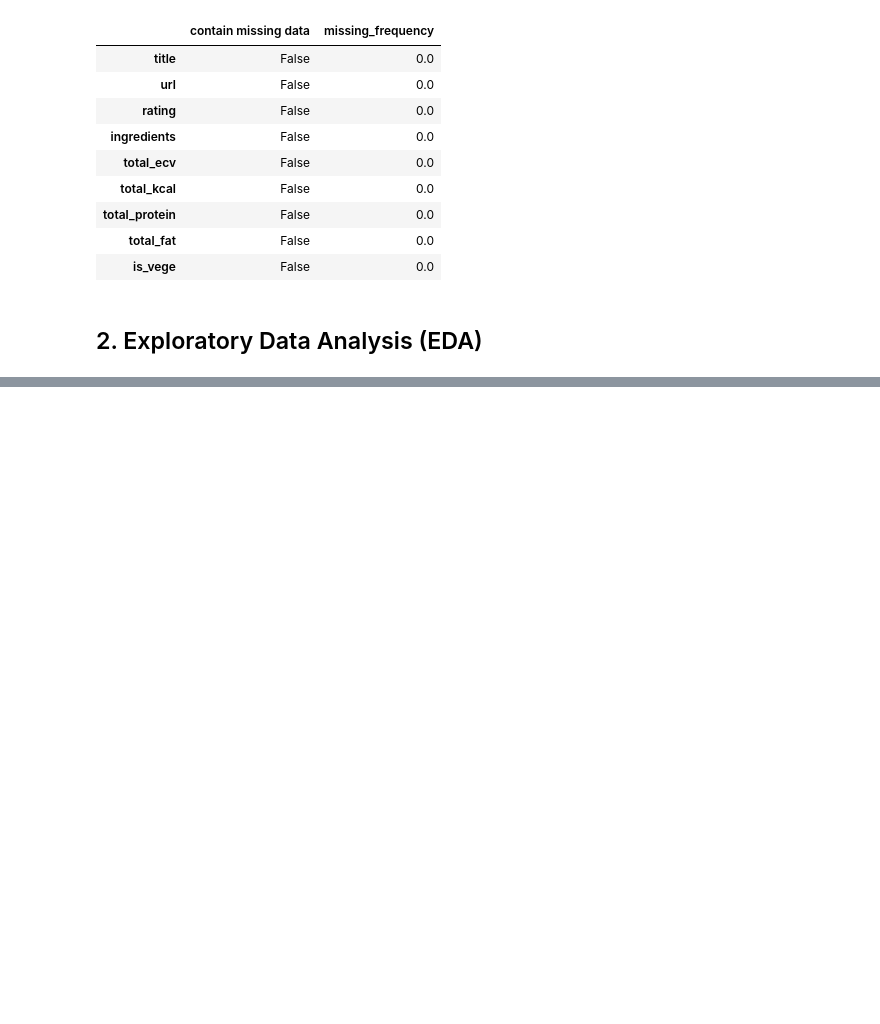
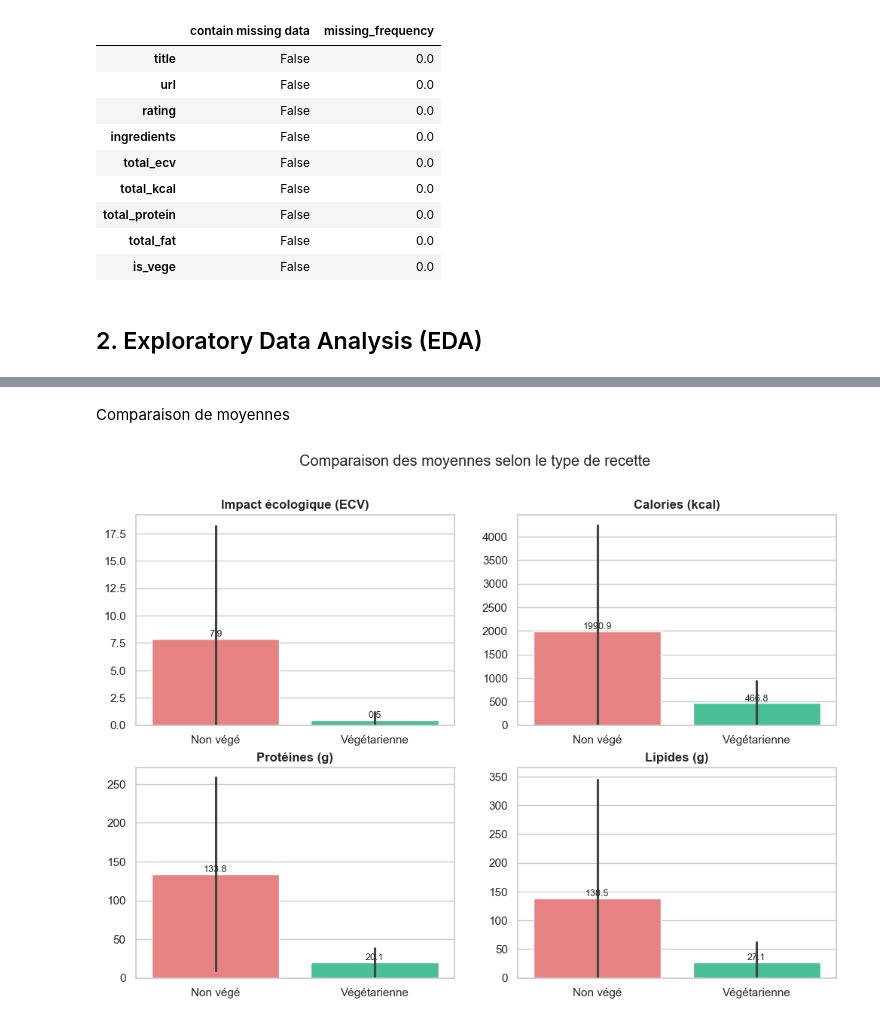
Before and after one commit to SitaraLiang/dalas-eco-recipes, a Jupyter notebook: notebooks/preprocessing.ipynb, the cells around one changed output, grey strips where cells are left out. Drawn from its saved outputs; the diff is of its cells as text; code cells hidden in the pictures; blank space fills up the shorter version.

```diff
--- a/notebooks/preprocessing.ipynb
+++ b/notebooks/preprocessing.ipynb
@@ -79,0 +129,41 @@ Name: ingredients, Length: 2049, dtype: object
+# %% [markdown]
+Comparaison de moyennes
+# %%
+
+metrics = ['total_ecv', 'total_kcal', 'total_protein', 'total_fat']
+labels = {
+    'total_ecv': "Impact écologique (ECV)",
+    'total_kcal': "Calories (kcal)",
+    'total_protein': "Protéines (g)",
+    'total_fat': "Lipides (g)"
+}
+
+fig, axes = plt.subplots(2, 2, figsize=(12, 8))
+axes = axes.flatten()  # pour boucler facilement
+
+for ax, metric in zip(axes, metrics):
+    sns.barplot(
+        data=df,
+        x='is_vege',
+        y=metric,
+        errorbar='sd',
+        palette=['#F87171', '#34D399'],  # rouge (non vege) / vert (vege)
+        ax=ax
+    )
+    ax.set_title(labels[metric], weight='bold')
+    ax.set_xlabel("")
+    ax.set_ylabel("")
+    ax.set_xticklabels(["Non végé", "Végétarienne"])
+    ax.set_ylim(bottom=0)
+
+    # Ajouter les valeurs moyennes sur les barres
+    for p in ax.patches:
+        value = p.get_height()
+        ax.annotate(f"{value:.1f}",
+                    (p.get_x() + p.get_width() / 2., value),
+                    ha='center', va='bottom', fontsize=9)
+
+plt.suptitle("Comparaison des moyennes selon le type de recette")
+plt.show()
+# %% [output]
+[figure, added]
```
Also changed, not shown: parts of 33 cells of this notebook.
